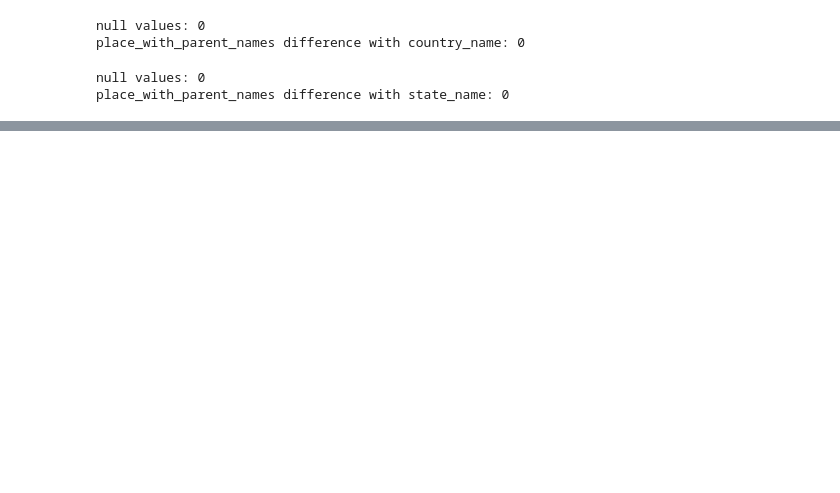
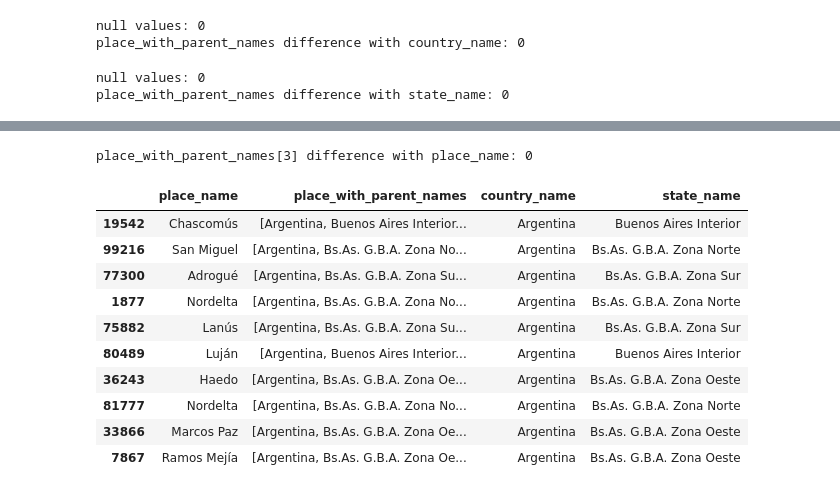
Before and after one commit to LuiosDyet/dh-ds-pi-1, a Jupyter notebook: ubicacion.ipynb, the cells around one changed output, grey strips where cells are left out. Cells and saved outputs as stored; diff of their text form; code cells hidden in the pictures; blank space fills up the shorter version.

```diff
--- a/ubicacion.ipynb
+++ b/ubicacion.ipynb
@@ -113,0 +274,18 @@ Los registros que no tienen valor en place_name son los que no coinciden, todos
+# %%
+# Confirmamos que los valores de la columna place_with_parent_names[3] coinciden con los valores de la columna place_name
+mask = (location_data_4_elements['place_with_parent_names'].apply(lambda x: x[3]) != location_data_4_elements['place_name'])
+print("place_with_parent_names[3] difference with place_name:", location_data_4_elements[mask].shape[0])
+location_data_4_elements[~mask][places].sample(10)
+# %% [output]
+place_with_parent_names[3] difference with place_name: 0
+|  | place_name | place_with_parent_names | country_name | state_name |
+| 19542 | Chascomús | [Argentina, Buenos Aires Interior... | Argentina | Buenos Aires Interior |
+| 99216 | San Miguel | [Argentina, Bs.As. G.B.A. Zona No... | Argentina | Bs.As. G.B.A. Zona Norte |
+| 77300 | Adrogué | [Argentina, Bs.As. G.B.A. Zona Su... | Argentina | Bs.As. G.B.A. Zona Sur |
+| 1877 | Nordelta | [Argentina, Bs.As. G.B.A. Zona No... | Argentina | Bs.As. G.B.A. Zona Norte |
+| 75882 | Lanús | [Argentina, Bs.As. G.B.A. Zona Su... | Argentina | Bs.As. G.B.A. Zona Sur |
+| 80489 | Luján | [Argentina, Buenos Aires Interior... | Argentina | Buenos Aires Interior |
+| 36243 | Haedo | [Argentina, Bs.As. G.B.A. Zona Oe... | Argentina | Bs.As. G.B.A. Zona Oeste |
+| 81777 | Nordelta | [Argentina, Bs.As. G.B.A. Zona No... | Argentina | Bs.As. G.B.A. Zona Norte |
+| 33866 | Marcos Paz | [Argentina, Bs.As. G.B.A. Zona Oe... | Argentina | Bs.As. G.B.A. Zona Oeste |
+| 7867 | Ramos Mejía | [Argentina, Bs.As. G.B.A. Zona Oe... | Argentina | Bs.As. G.B.A. Zona Oeste |
```
Also changed, not shown: parts of 47 cells of this notebook, 2 other files.
